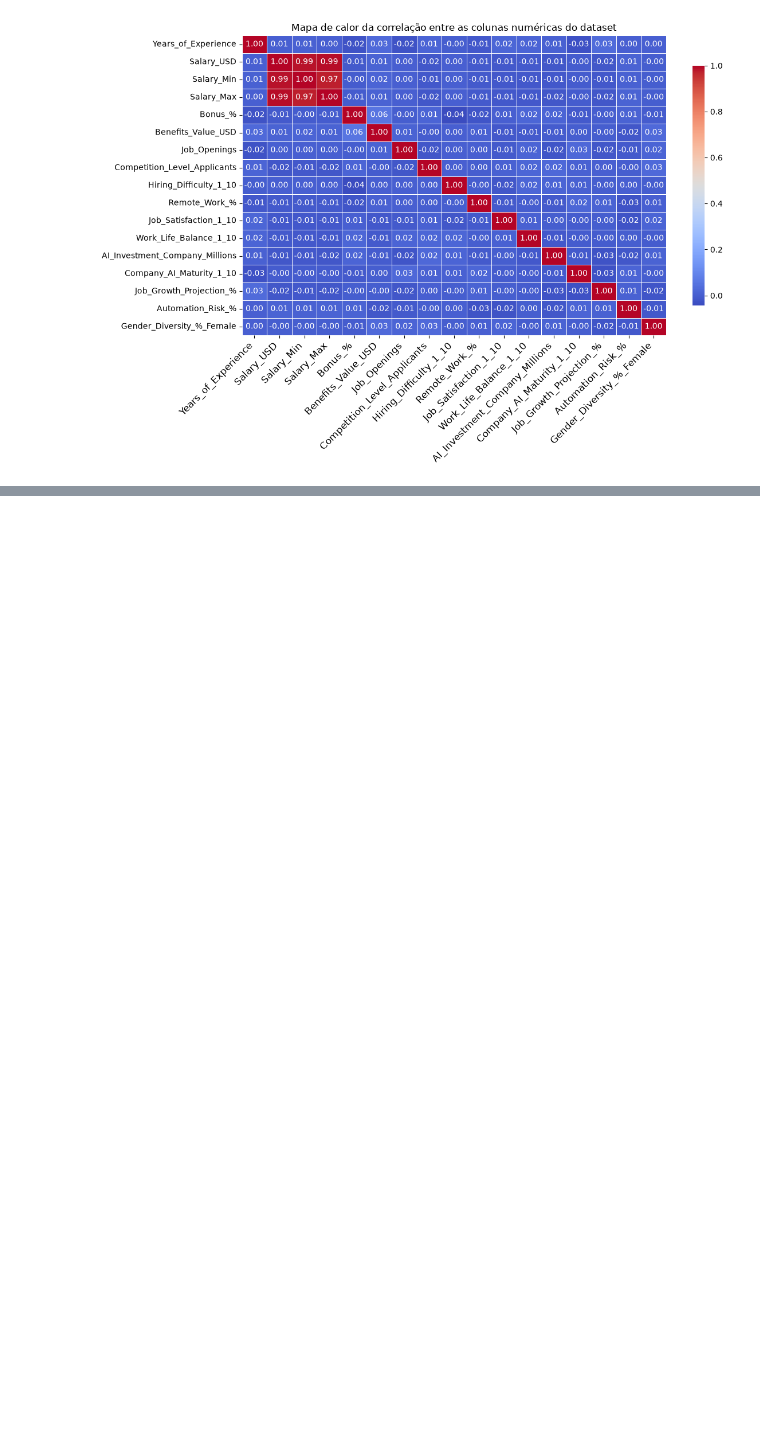
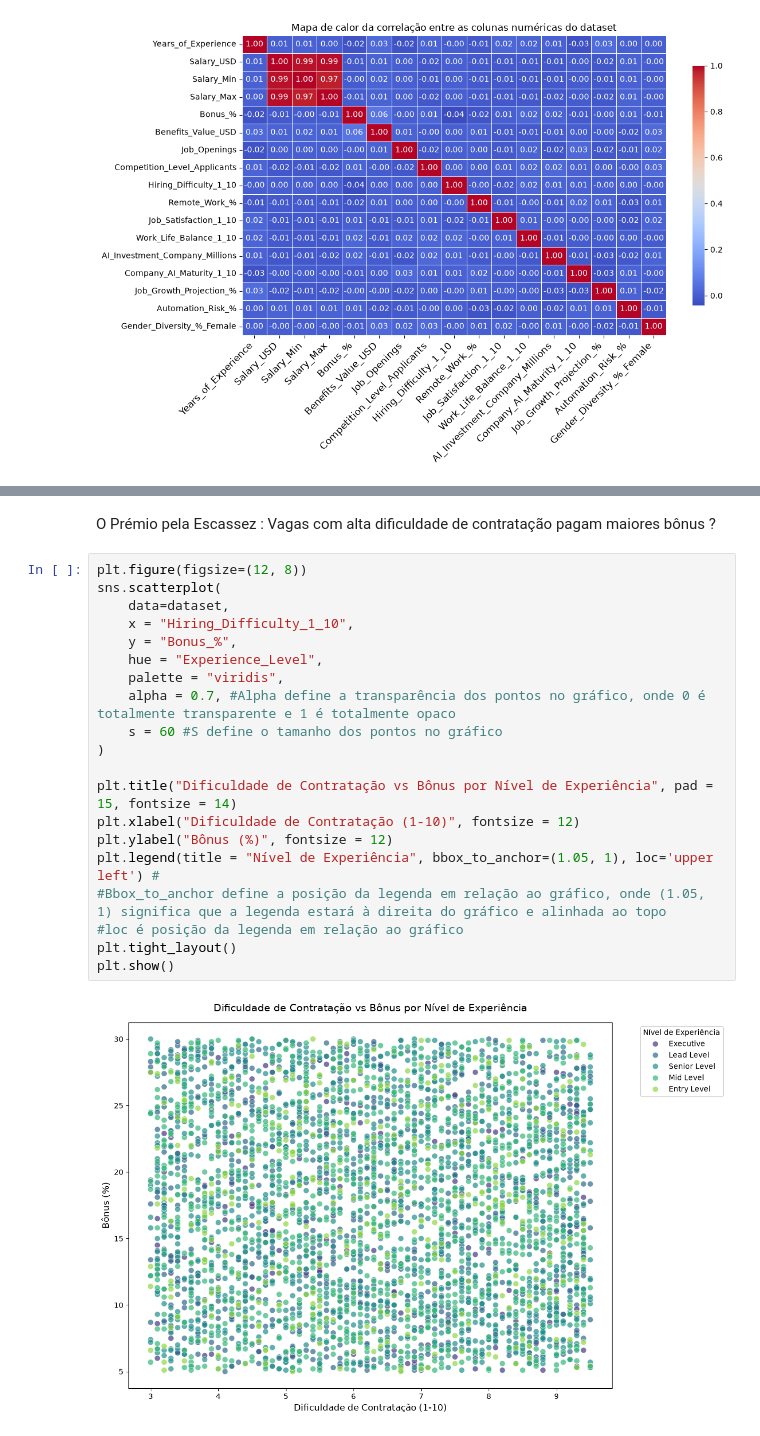
Before and after one commit to GabrielFaria1509/C11, a Jupyter notebook: Atividades/Projeto1.ipynb, the cells around one changed output, grey strips where cells are left out. Saved outputs shown, nothing was run; the diff lists cells and outputs as text; blank space fills up the shorter version.

```diff
--- a/Atividades/Projeto1.ipynb
+++ b/Atividades/Projeto1.ipynb
@@ -126,0 +180,24 @@ Gerando o mapa de calor da correlação entre as colunas numéricas do dataset..
+# %% [markdown]
+O Prémio pela Escassez : Vagas com alta dificuldade de contratação pagam maiores bônus ?
+# %%
+plt.figure(figsize=(12, 8))
+sns.scatterplot(
+    data=dataset,
+    x = "Hiring_Difficulty_1_10",
+    y = "Bonus_%",
+    hue = "Experience_Level",
+    palette = "viridis",
+    alpha = 0.7, #Alpha define a transparência dos pontos no gráfico, onde 0 é totalmente transparente e 1 é totalmente opaco
+    s = 60 #S define o tamanho dos pontos no gráfico
+)
+
+plt.title("Dificuldade de Contratação vs Bônus por Nível de Experiência", pad = 15, fontsize = 14)
+plt.xlabel("Dificuldade de Contratação (1-10)", fontsize = 12)
+plt.ylabel("Bônus (%)", fontsize = 12)
+plt.legend(title = "Nível de Experiência", bbox_to_anchor=(1.05, 1), loc='upper left') #
+#Bbox_to_anchor define a posição da legenda em relação ao gráfico, onde (1.05, 1) significa que a legenda estará à direita do gráfico e alinhada ao topo
+#loc é posição da legenda em relação ao gráfico
+plt.tight_layout()
+plt.show()
+# %% [output]
+[figure, added]
```
Also changed, not shown: parts of 13 cells of this notebook.
